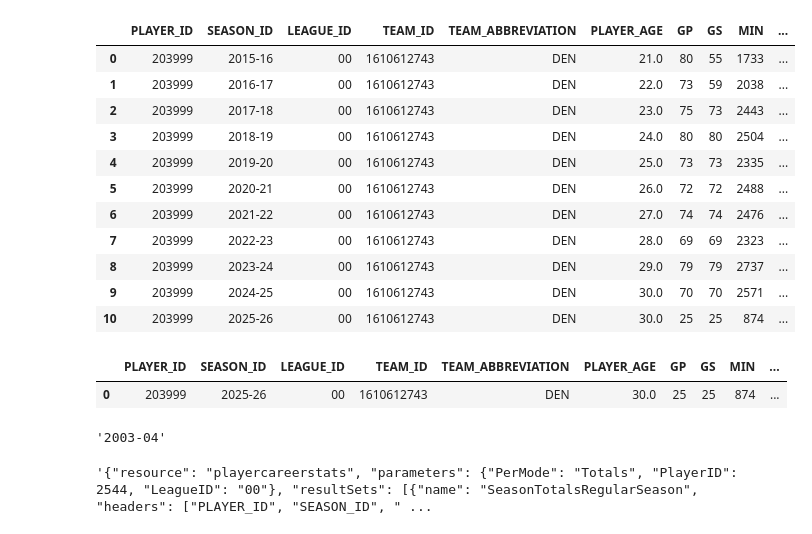
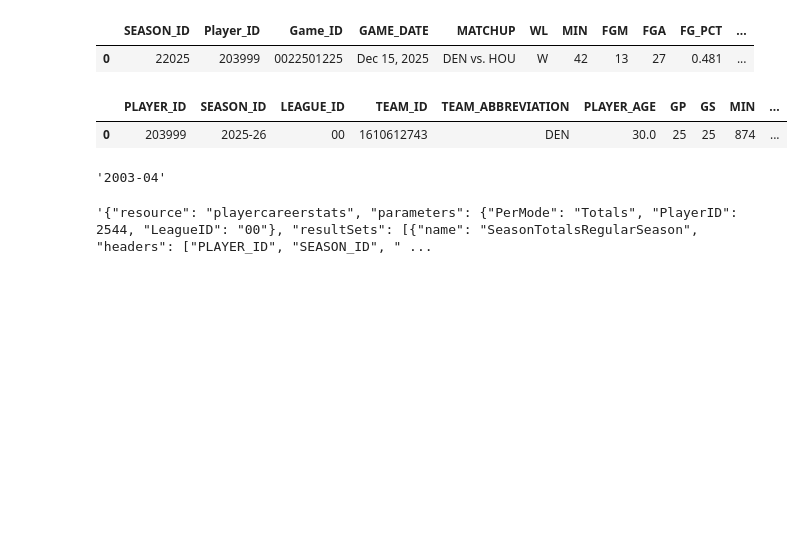
Before and after one commit to LuisHiram99/NBStats, a Jupyter notebook: Backend/src/Functions/Notebooks/FuncionesJugadores.ipynb, the cells around one changed output. Saved outputs shown, nothing was run; the diff lists cells and outputs as text; code cells hidden in the pictures; blank space fills up the shorter version.

```diff
--- a/Backend/src/Functions/Notebooks/FuncionesJugadores.ipynb
+++ b/Backend/src/Functions/Notebooks/FuncionesJugadores.ipynb
@@ -120,28 +120,17 @@ class player():
 # %%
 lebron_player = players.find_players_by_full_name('Nikola Jokic')[0]
 player_id = lebron_player['id']
 
-player().get_alltime_player_stats(player_id=player_id)
+pd.DataFrame([player().get_player_latest_performance(player_id=player_id).to_dict()])
+#player().get_alltime_player_stats(player_id=player_id)
 #player().get_player_teams(player_id=1642365)
 #player().get_player_info(player_id=player_id)
-
 #player().get_current_season_stats(player_id=player_id)
 #player().plot_stat_over_career(player_id=player_id, stat='PTS')
-
 #player().get_team_roster_per_season(teamAbbreviation='SAS')
 # %% [output]
-|  | PLAYER_ID | SEASON_ID | LEAGUE_ID | TEAM_ID | TEAM_ABBREVIATION | PLAYER_AGE | GP | GS | MIN | ... |
-| 0 | 203999 | 2015-16 | 00 | 1610612743 | DEN | 21.0 | 80 | 55 | 1733 | ... |
-| 1 | 203999 | 2016-17 | 00 | 1610612743 | DEN | 22.0 | 73 | 59 | 2038 | ... |
-| 2 | 203999 | 2017-18 | 00 | 1610612743 | DEN | 23.0 | 75 | 73 | 2443 | ... |
-| 3 | 203999 | 2018-19 | 00 | 1610612743 | DEN | 24.0 | 80 | 80 | 2504 | ... |
-| 4 | 203999 | 2019-20 | 00 | 1610612743 | DEN | 25.0 | 73 | 73 | 2335 | ... |
-| 5 | 203999 | 2020-21 | 00 | 1610612743 | DEN | 26.0 | 72 | 72 | 2488 | ... |
-| 6 | 203999 | 2021-22 | 00 | 1610612743 | DEN | 27.0 | 74 | 74 | 2476 | ... |
-| 7 | 203999 | 2022-23 | 00 | 1610612743 | DEN | 28.0 | 69 | 69 | 2323 | ... |
-| 8 | 203999 | 2023-24 | 00 | 1610612743 | DEN | 29.0 | 79 | 79 | 2737 | ... |
-| 9 | 203999 | 2024-25 | 00 | 1610612743 | DEN | 30.0 | 70 | 70 | 2571 | ... |
-| 10 | 203999 | 2025-26 | 00 | 1610612743 | DEN | 30.0 | 25 | 25 | 874 | ... |
+|  | SEASON_ID | Player_ID | Game_ID | GAME_DATE | MATCHUP | WL | MIN | FGM | FGA | FG_PCT | ... |
+| 0 | 22025 | 203999 | 0022501225 | Dec 15, 2025 | DEN vs. HOU | W | 42 | 13 | 27 | 0.481 | ... |
 # %%
 lebron_player = players.find_players_by_full_name('Nikola Jokic')[0]
 player_id = lebron_player['id']
```
Also changed, not shown: 12 other files.
